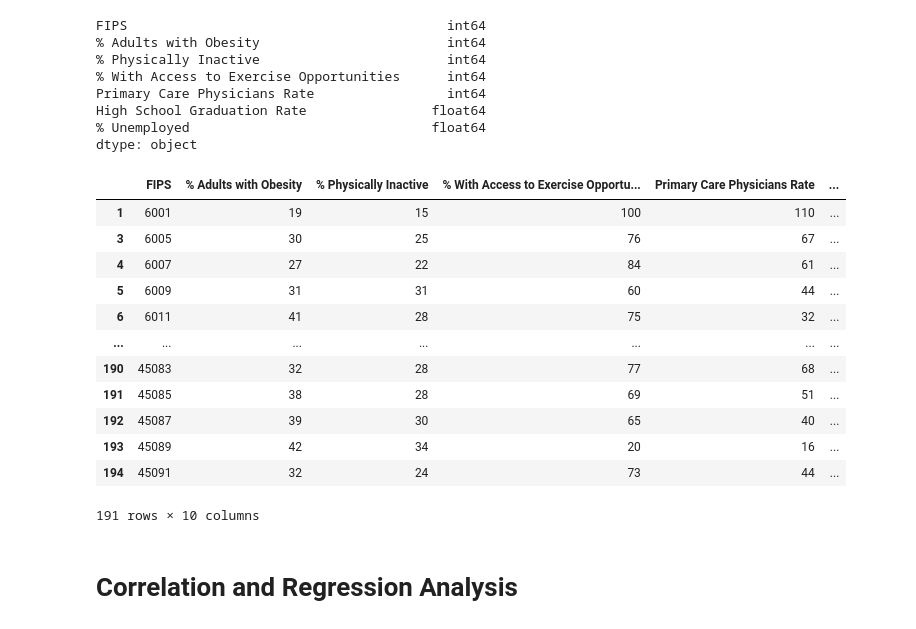
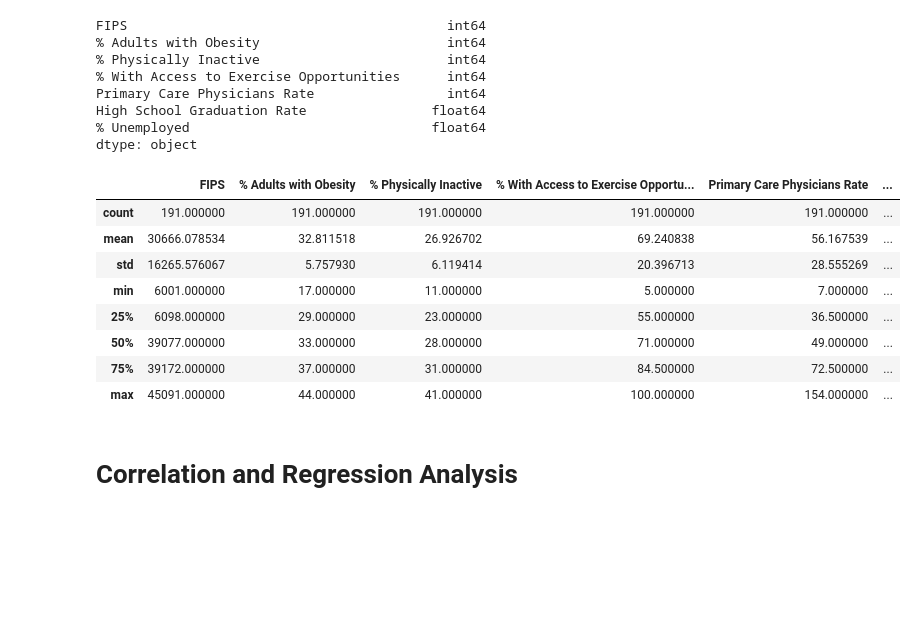
Before and after one commit to katrinan029/project-movat, a Jupyter notebook: Project code.ipynb, the cells around one changed output. Drawn from its saved outputs; the diff is of its cells as text; code cells hidden in the pictures; blank space fills up the shorter version.

```diff
--- a/Project code.ipynb
+++ b/Project code.ipynb
@@ -98,7 +101,7 @@ new_df.head()
 # Filtering data for the states of California, Ohio and South Carolina
 # Selecting only needed columns for "County and State","Median Income","State and County Code", and "State"
 selected_states = []
-clean_data = new_df[["County and State","Median Income","FIPS","State"]].sort_values(by=['FIPS'])
+clean_data = new_df[["County and State","Median Income","FIPS","State","County"]].sort_values(by=['FIPS'])
 states = [" California"," Ohio"," South Carolina"]
 selected_states = clean_data.loc[(clean_data["State"]==" California") | (clean_data["State"]==" Ohio") | (clean_data["State"]==" South Carolina") ]
 selected_states.head()
@@ -228,22 +204,18 @@ dtype: object
 # %%
 # Merge data from the US census and countyhealthrankings into one DataFrame and drop NA
 
 merged_df = pd.merge(state_health_df_copy,selected_states_copy,on="FIPS",how="left")
-merged_df.dropna()
+merged_df.dropna().describe()
 # %% [output]
 |  | FIPS | % Adults with Obesity | % Physically Inactive | % With Access to Exercise Opportu... | Primary Care Physicians Rate | ... |
-| 1 | 6001 | 19 | 15 | 100 | 110 | ... |
-| 3 | 6005 | 30 | 25 | 76 | 67 | ... |
-| 4 | 6007 | 27 | 22 | 84 | 61 | ... |
-| 5 | 6009 | 31 | 31 | 60 | 44 | ... |
-| 6 | 6011 | 41 | 28 | 75 | 32 | ... |
-| ... | ... | ... | ... | ... | ... | ... |
-| 190 | 45083 | 32 | 28 | 77 | 68 | ... |
-| 191 | 45085 | 38 | 28 | 69 | 51 | ... |
-| 192 | 45087 | 39 | 30 | 65 | 40 | ... |
-| 193 | 45089 | 42 | 34 | 20 | 16 | ... |
-| 194 | 45091 | 32 | 24 | 73 | 44 | ... |
+| count | 191.000000 | 191.000000 | 191.000000 | 191.000000 | 191.000000 | ... |
+| mean | 30666.078534 | 32.811518 | 26.926702 | 69.240838 | 56.167539 | ... |
+| std | 16265.576067 | 5.757930 | 6.119414 | 20.396713 | 28.555269 | ... |
+| min | 6001.000000 | 17.000000 | 11.000000 | 5.000000 | 7.000000 | ... |
+| 25% | 6098.000000 | 29.000000 | 23.000000 | 55.000000 | 36.500000 | ... |
+| 50% | 39077.000000 | 33.000000 | 28.000000 | 71.000000 | 49.000000 | ... |
+| 75% | 39172.000000 | 37.000000 | 31.000000 | 84.500000 | 72.500000 | ... |
+| max | 45091.000000 | 44.000000 | 41.000000 | 100.000000 | 154.000000 | ... |
-191 rows × 10 columns
 # %% [markdown]
 # Correlation and Regression Analysis
 # %% [markdown]
```
Also changed, not shown: parts of 38 cells of this notebook, 54 other files.
